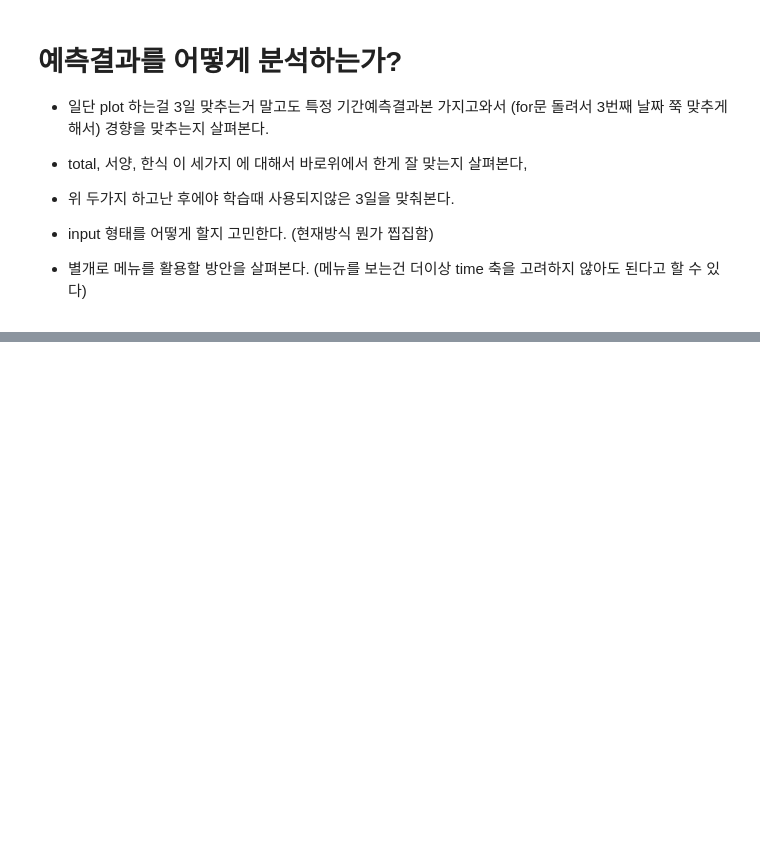
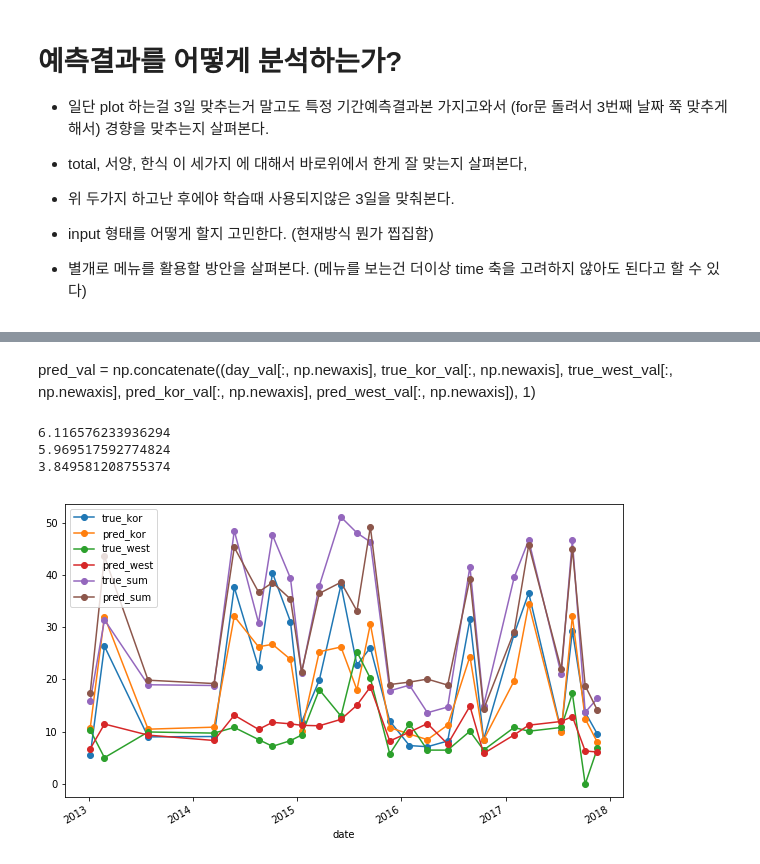
Before and after one commit to kimsh12191/challenge, a Jupyter notebook: peopleRNN/02_RNN.ipynb, the cells around one changed output, grey strips where cells are left out. Drawn from its saved outputs; the diff is of its cells as text; code cells hidden in the pictures; blank space fills up the shorter version.

```diff
--- a/peopleRNN/02_RNN.ipynb
+++ b/peopleRNN/02_RNN.ipynb
@@ -132,0 +241,42 @@ thirdResult = my_model.predict(thirdInput)
+# %%
+day_val = validArray[:, -1, 0]
+true_kor_val = validArray[:, -1, 1]
+true_west_val = validArray[:, -1, 2]
+pred_kor_val = predict_result_val[:, -1, 0]
+pred_west_val = predict_result_val[:, -1, 1]
+# %%
+pred_val = np.concatenate((day_val.reshape(-1, 1),
+                             true_kor_val.reshape(-1, 1), true_west_val.reshape(-1, 1),
+                             pred_kor_val.reshape(-1, 1), pred_west_val.reshape(-1, 1)),
+                            1)
+# %% [markdown]
+pred_val = np.concatenate((day_val[:, np.newaxis],
+                             true_kor_val[:, np.newaxis], true_west_val[:, np.newaxis],
+                             pred_kor_val[:, np.newaxis], pred_west_val[:, np.newaxis]),
+                            1)
+# %%
+pred_val_df = pd.DataFrame(pred_val)
+pred_val_df.columns = ['date', 'true_kor', 'true_west',
+                         'pred_kor', 'pred_west']
+# %%
+pred_val_df['true_sum'] = pred_val_df['true_kor']+pred_val_df['true_west']
+pred_val_df['pred_sum'] = pred_val_df['pred_kor']+pred_val_df['pred_west']
+# %%
+print (np.sqrt(np.mean(np.square(pred_val_df['true_sum'] - pred_val_df['pred_sum']))))
+print (np.sqrt(np.mean(np.square(pred_val_df['true_kor'] - pred_val_df['pred_kor']))))
+print (np.sqrt(np.mean(np.square(pred_val_df['true_west'] - pred_val_df['pred_west']))))
+# %% [output]
+6.116576233936294
+5.969517592774824
+3.849581208755374
+# %%
+start_date = '2012-12-01'
+end_date = '2017-12-30'
+
+_EachDay = pred_val_df[['date','true_kor','pred_kor','true_west','pred_west','true_sum','pred_sum']]\
+            .set_index('date')\
+            [start_date:end_date]
+_EachDay.plot(figsize=(10,6), style='-o')
+plt.show()
+# %% [output]
+[figure, added]
```
Also changed, not shown: parts of 24 cells of this notebook, 10 other files.
